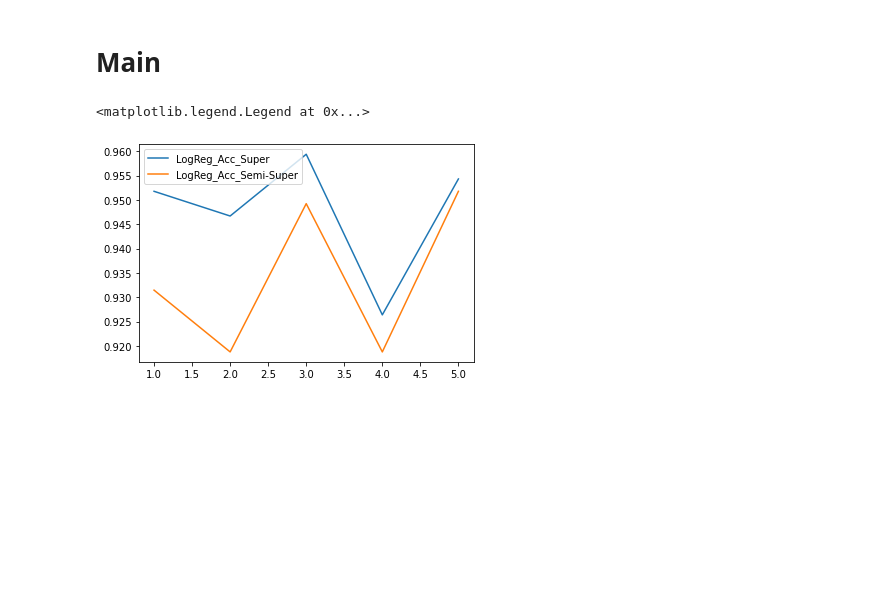
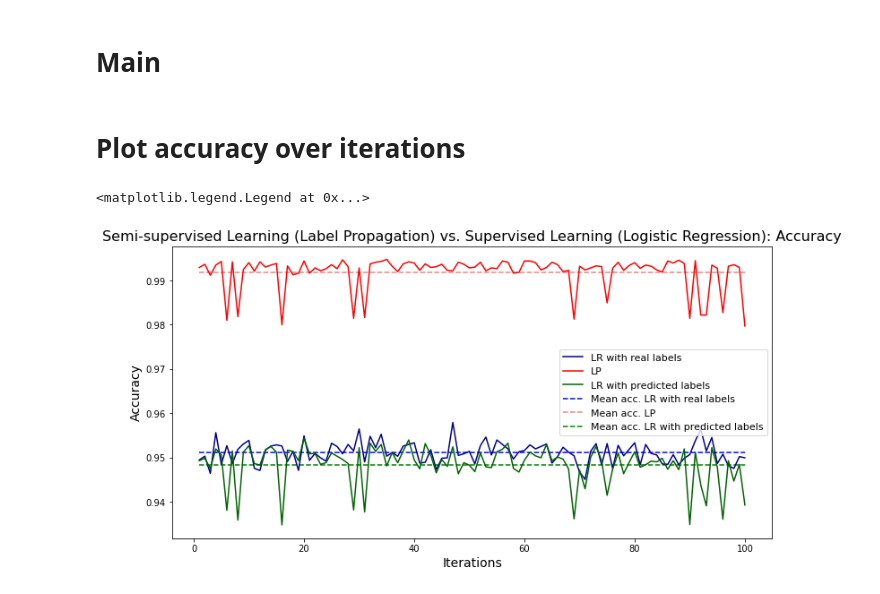
Before and after one commit to PericoLedesma/-RUG_Pattern-recognition_Assignment-2, a Jupyter notebook: Task_2/Assignment2_task2.ipynb, the cells around one changed output. Drawn from its saved outputs; the diff is of its cells as text; code cells hidden in the pictures; blank space fills up the shorter version.

```diff
--- a/Task_2/Assignment2_task2.ipynb
+++ b/Task_2/Assignment2_task2.ipynb
@@ -56,20 +61,23 @@ data, labels = oversample.fit_resample(data, labels)
 # %%
-accuracy_tab = np.array([])
-f1_tab = np.array([])
-
-for i in range(0,5):
+for i in range(0, total_iter):
     X_train, X_test, Y_train, Y_test = split_data(data.to_numpy(), labels.to_numpy(), 0.2)
-
     X_train_lab, X_train_unlab, Y_train_lab, Y_train_unlab = split_data(X_train, Y_train, 0.7)
 
+    # 2. Train your baseline model on the labeled train set X train lab, and test it on the test set X test.
+    # acc1, f1_1 = fit_model(label_model_1, X_train, X_test, Y_train, Y_test)
     label_model_1 = LogisticRegression()
-    acc1, f1_1 = fit_model(label_model_1, X_train, X_test, Y_train, Y_test)
+    acc1, f1_1 = fit_model(label_model_1, X_train_lab, X_test, Y_train_lab, Y_test)
 
+    # 3 Train a semi-supervised model (e.g., LabelPropagation based on knn) on both labeled X train lab
+    # and unlabeled X train unlab train sets, and test it on the test set X test.
     mixed_data, mixed_labels = create_no_labels(X_train_lab, X_train_unlab, Y_train_lab, Y_train_unlab)
-
     unlabeled_model = LabelPropagation('knn')
     acc2, f1_2 = fit_model(unlabeled_model, mixed_data, X_test, mixed_labels, Y_test)
 
+
+    # 4. Get the labels of the previous model(e.g., using model.transduction in python) and train your
+    # baseline model on the complete dataset X train along with the obtained labels from the previous
+    # model. Finally, test your model on the test set X test.
     #Export labels
     given_labels = unlabeled_model.transduction_
     label_model_2 = LogisticRegression()
@@ -77,20 +85,25 @@ for i in range(0,5):
 
     accuracy_tab = np.append(accuracy_tab, np.array([acc1, acc2, acc3])).reshape(i+1, 3)
     f1_tab = np.append(f1_tab, np.array([f1_1, f1_2, f1_3])).reshape(i+1, 3)
-# %%
-
-
-plt.plot(range(1,6), [(accuracy_tab[0][0]),
-                     (accuracy_tab[1][0]),
-                     (accuracy_tab[2][0]),
-                     (accuracy_tab[3][0]),
-                     (accuracy_tab[4][0])], label = 'LogReg_Acc_Super')
-plt.plot(range(1,6), [(accuracy_tab[0][2]),
-                     (accuracy_tab[1][2]),
-                     (accuracy_tab[2][2]),
-                     (accuracy_tab[3][2]),
-                     (accuracy_tab[4][2])], label = 'LogReg_Acc_Semi-Super')
-plt.legend()
-# %% [output]
-<matplotlib.legend.Legend at 0x...>
-[figure, removed]
+# %% [markdown]
+# Plot accuracy over iterations
+# %%
+
+print_1 = [i[0] for i in (accuracy_tab)]
+print_2 = [i[1] for i in (accuracy_tab)]
+print_3 = [i[2] for i in (accuracy_tab)]
+iters = len(accuracy_tab)
+plt.figure(figsize=(12,6))
+plt.plot(range(1,iters+1), print_1, label = 'LR with real labels', color = 'darkblue')
+plt.plot(range(1,iters+1), print_2, label = 'LP', color = 'red')
+plt.plot(range(1,iters+1), print_3, label = 'LR with predicted labels', color = 'darkgreen')
+plt.xlabel('Iterations', fontsize=14)
+plt.ylabel('Accuracy', fontsize=14)
+plt.title('Semi-supervised Learning (Label Propagation) vs. Supervised Learning (Logistic Regression): Accuracy', fontsize=16)
+plt.hlines(np.mean(print_1), 1, 100, linestyles='dashed', label = 'Mean acc. LR with real labels', colors='blue')
+plt.hlines(np.mean(print_2), 1, 100, linestyles='dashed', label = 'Mean acc. LP', colors='lightcoral')
+plt.hlines(np.mean(print_3), 1, 100, linestyles='dashed', label = 'Mean acc. LR with predicted labels', colors='green')
+plt.legend(fontsize=11)
+# %% [output]
+<matplotlib.legend.Legend at 0x...>
+[figure, added]
```
Also changed, not shown: parts of 10 cells of this notebook.
